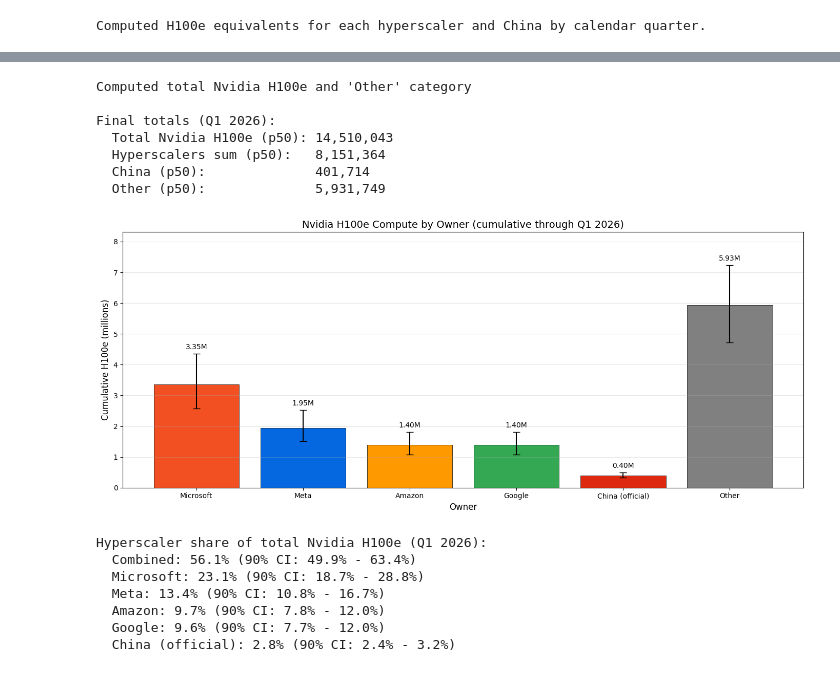
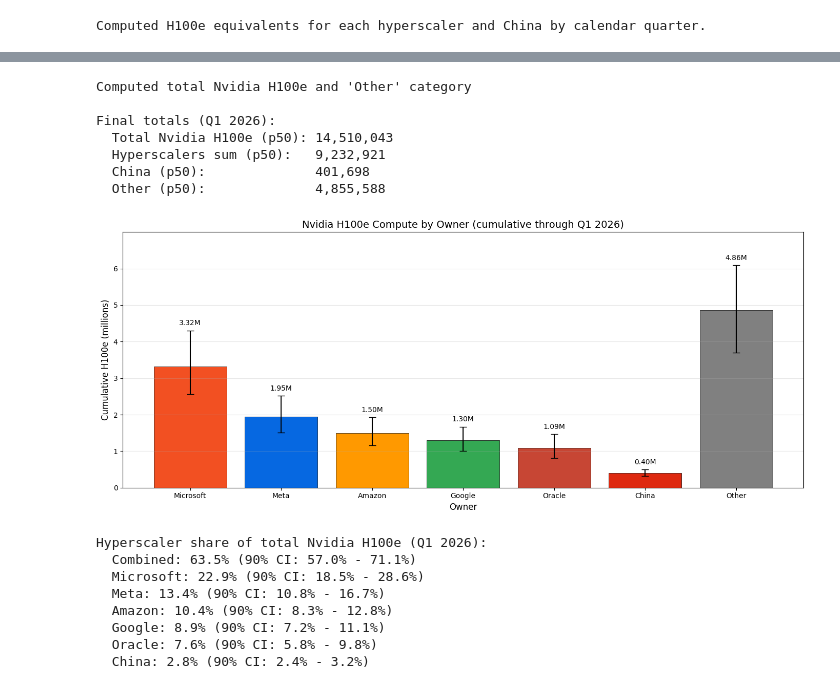
Before and after one commit to epoch-research/ai-chip-counts, a Jupyter notebook: nvidia_owners.ipynb, the cells around one changed output, grey strips where cells are left out. Saved outputs shown, nothing was run; the diff lists cells and outputs as text; code cells hidden in the pictures.

Commit message:
model updates, including Oracle ownership

```diff
--- a/nvidia_owners.ipynb
+++ b/nvidia_owners.ipynb
@@ -187,14 +187,14 @@ ownership_df = ownership_df[ownership_df['Fiscal quarter'].str.startswith('FY',
 ownership_df = ownership_df.set_index('Fiscal quarter')
 
 # Map CSV column names to internal company names
+# These companies use point estimate + shared uncertainty factor
 OWNERSHIP_COLUMNS = {
     'Microsoft share of data center': 'Microsoft',
     'Meta share': 'Meta',
     'Amazon share': 'Amazon',
     'Google share': 'Google',
-    # 'Oracle share': 'Oracle',  # TODO: add Oracle when ready
 }
-HYPERSCALERS = list(OWNERSHIP_COLUMNS.values())
+HYPERSCALERS = list(OWNERSHIP_COLUMNS.values()) + ['Oracle']
 
 def parse_pct(val):
     """Parse percentage string like '21.00%' to float 0.21, or return None."""
@@ -213,6 +213,7 @@ for quarter in QUARTERS:
     row = ownership_df.loc[quarter]
     factor = parse_pct(row['Uncertainty factor'])
 
+    # Standard hyperscalers: point estimate + shared uncertainty factor
     for csv_col, company in OWNERSHIP_COLUMNS.items():
         share = parse_pct(row.get(csv_col))
         if share is not None and share > 0:
@@ -222,6 +223,14 @@ for quarter in QUARTERS:
         else:
             # No data — use near-zero distribution (needed for sq.correlate)
             HYPERSCALER_SHARES_BY_QUARTER[company][quarter] = sq.to(0.001, 0.005, credibility=80)
+
+    # Oracle: uses explicit low/high columns (5th/95th percentile bounds)
+    oracle_low = parse_pct(row.get('Oracle share (low)'))
+    oracle_high = parse_pct(row.get('Oracle share (high)'))
+    if oracle_low is not None and oracle_high is not None and oracle_low > 0:
+        HYPERSCALER_SHARES_BY_QUARTER['Oracle'][quarter] = sq.to(oracle_low, oracle_high)
+    else:
+        HYPERSCALER_SHARES_BY_QUARTER['Oracle'][quarter] = sq.to(0.001, 0.005)
 
 # Representative share per company (latest quarter) — used in visualization
 HYPERSCALER_SHARES = {
@@ -240,7 +249,7 @@ US_CHIPS = ['A100', 'H100/H200', 'B200', 'B300']
 SHARE_CORRELATION = 0.5
 
 # Print summary
-print("Ownership Share Distributions (80% CI of DC revenue share):")
+print("Ownership Share Distributions (CI of DC revenue share):")
 col_w = 20
 header = f"{'Quarter':<10}" + ''.join(f'{c:>{col_w}}' for c in HYPERSCALERS)
 print(header)
@@ -298,12 +301,3 @@ def get_china_chip_share(quarter):
 
 def get_non_china_chip_share(quarter):
     return 1 - get_china_chip_share(quarter)
-
-print("China chip share by quarter:")
-print("-" * 40)
-for quarter in QUARTERS:
-    share = get_china_chip_share(quarter)
-    if share > 0:
-        print(f"  {quarter}: {share*100:.1f}%")
-    else:
-        print(f"  {quarter}: 0%")
@@ -436,7 +410,7 @@ Simulation complete.
 # - 100% of China-spec export chips (A800, H800, H20) in all quarters
 # - 10-20% of pre-Aug 2022 A100 (FY23Q1 and FY23Q2, before export controls)
 
-CHINA_OWNER = 'China (official)'
+CHINA_OWNER = 'China'
 PRE_EXPORT_CONTROL_A100_QUARTERS = ['FY22Q4','FY23Q1', 'FY23Q2']
 CHINA_A100_SHARE = sq.to(0.10, 0.20)
 
@@ -948,9 +922,9 @@ Computed total Nvidia H100e and 'Other' category
 
 Final totals (Q1 2026):
   Total Nvidia H100e (p50): 14,510,043
-  Hyperscalers sum (p50):   8,151,364
-  China (p50):              401,714
-  Other (p50):              5,931,749
+  Hyperscalers sum (p50):   9,232,921
+  China (p50):              401,698
+  Other (p50):              4,855,588
 # %%
 # ==============================================
 # BAR CHART: H100e BY OWNER (with error bars)
@@ -1005,47 +979,48 @@ ax.set_xticks(x)
 display_labels = []
 for c in categories:
     if c == CHINA_OWNER:
-        display_labels.append('China (official)')
+        display_labels.append('China')
     else:
         display_labels.append(c.split(' (')[0])
 ax.set_xticklabels(display_labels, fontsize=10)
 
 # Add value labels on bars
 for i, (bar, med) in enumerate(zip(bars, medians)):
     ax.text(bar.get_x() + bar.get_width()/2, bar.get_height() + errors_high[i]/1e6 + 0.1,
             f'{med/1e6:.2f}M', ha='center', va='bottom', fontsize=10)
 
 ax.set_ylim(0, max(np.array(medians) / 1e6 + np.array(errors_high) / 1e6) * 1.15)
 ax.grid(axis='y', alpha=0.3)
 
 plt.tight_layout()
 plt.show()
 
 # Hyperscaler share of total estimated Nvidia H100e
 total_samples = total_h100e[final_cq]
 hyperscaler_sum = sum(hyperscaler_h100e[c][final_cq] for c in HYPERSCALERS)
 hyperscaler_share = hyperscaler_sum / total_samples
 
 print(f"\nHyperscaler share of total Nvidia H100e ({final_cq}):")
 p5, p50, p95 = [np.percentile(hyperscaler_share, p) * 100 for p in [5, 50, 95]]
 print(f"  Combined: {p50:.1f}% (90% CI: {p5:.1f}% - {p95:.1f}%)")
 for company in HYPERSCALERS:
     company_share = hyperscaler_h100e[company][final_cq] / total_samples
     p5, p50, p95 = [np.percentile(company_share, p) * 100 for p in [5, 50, 95]]
     print(f"  {company}: {p50:.1f}% (90% CI: {p5:.1f}% - {p95:.1f}%)")
 
 china_share = china_h100e[final_cq] / total_samples
 p5, p50, p95 = [np.percentile(china_share, p) * 100 for p in [5, 50, 95]]
 print(f"  {CHINA_OWNER}: {p50:.1f}% (90% CI: {p5:.1f}% - {p95:.1f}%)")
 # %% [output]
-[figure, old version]
+[figure, new version]
 Hyperscaler share of total Nvidia H100e (Q1 2026):
-  Combined: 56.1% (90% CI: 49.9% - 63.4%)
-  Microsoft: 23.1% (90% CI: 18.7% - 28.8%)
+  Combined: 63.5% (90% CI: 57.0% - 71.1%)
+  Microsoft: 22.9% (90% CI: 18.5% - 28.6%)
   Meta: 13.4% (90% CI: 10.8% - 16.7%)
-  Amazon: 9.7% (90% CI: 7.8% - 12.0%)
-  Google: 9.6% (90% CI: 7.7% - 12.0%)
-  China (official): 2.8% (90% CI: 2.4% - 3.2%)
+  Amazon: 10.4% (90% CI: 8.3% - 12.8%)
+  Google: 8.9% (90% CI: 7.2% - 11.1%)
+  Oracle: 7.6% (90% CI: 5.8% - 9.8%)
+  China: 2.8% (90% CI: 2.4% - 3.2%)
 # %%
 # ==============================================
 # EXPORT TO CSV
```
Also changed, not shown: parts of 9 cells of this notebook, 41 other files.
